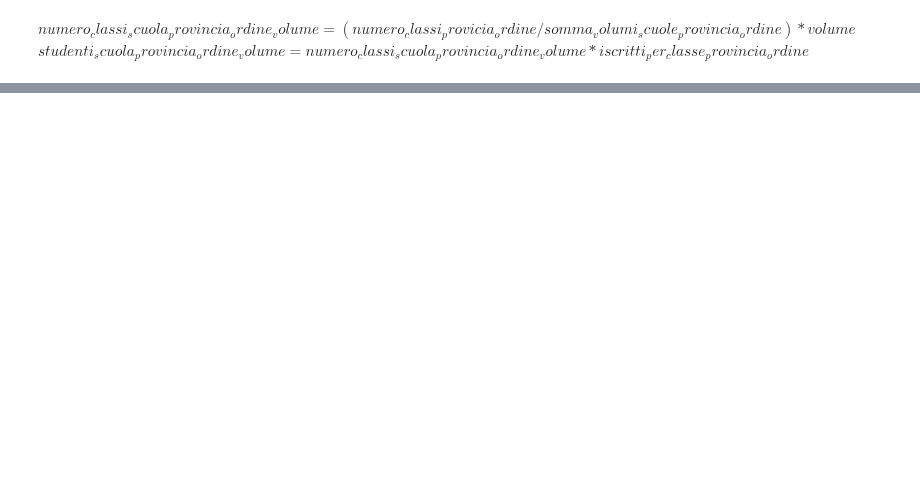
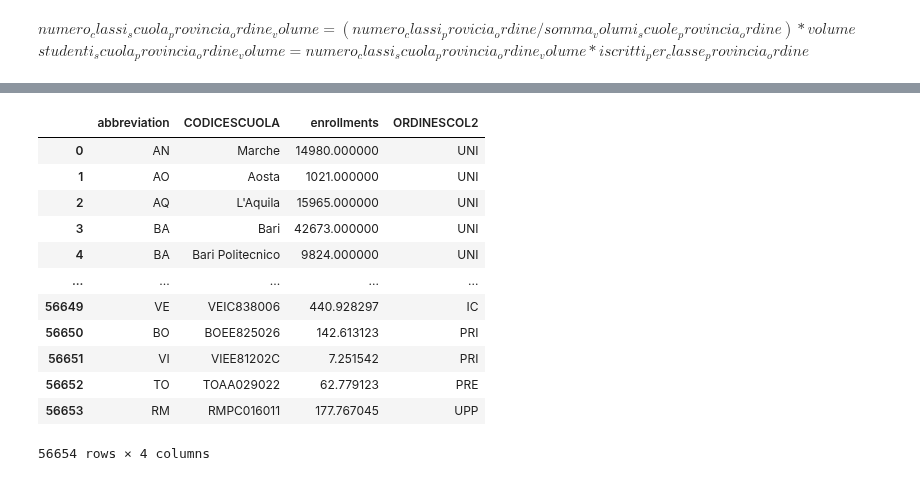
Before and after one commit to pitmonticone/EpiSimulator, a Jupyter notebook: Notebooks/Modelling/Python/DataWrangling/Schools_SynthPops.ipynb, the cells around one changed output, grey strips where cells are left out. Drawn from its saved outputs; the diff is of its cells as text; code cells hidden in the pictures; blank space fills up the shorter version.

```diff
--- a/Notebooks/Modelling/Python/DataWrangling/Schools_SynthPops.ipynb
+++ b/Notebooks/Modelling/Python/DataWrangling/Schools_SynthPops.ipynb
@@ -27,5 +28,6 @@ import copy
 # %%
-code_province_df = pd.read_csv(r"D:\IlMIoDrive\magistrale\2anno\primo_periodo\epi\Data\CSV\2020\Administrative\ItalianProvinces.csv")
+# load abbreviation-province name dataset
+code_province_df = pd.read_csv(r"E:\IlMIoDrive\magistrale\2anno\primo_periodo\epi\Data\CSV\2020\Administrative\ItalianProvinces.csv")
 code_province_df["abbreviation"] = ["NA" if pd.isnull(abbr) else abbr for abbr in code_province_df["abbreviation"]]
 code_province_df.head()
 # %% [output]
@@ -36,7 +38,8 @@ code_province_df.head()
 | 3 | 4 | Cuneo | 586568 | CN |
 | 4 | 5 | Asti | 213216 | AT |
 # %%
-ORD_MEC_df = pd.read_csv(r"D:\IlMIoDrive\magistrale\2anno\primo_periodo\epi\Data\CSV\2020\Infrastructural\ORDINESCOL2_MEC.tsv", sep = "\t")
+# load school order-mechanographic codes dataset
+ORD_MEC_df = pd.read_csv(r"E:\IlMIoDrive\magistrale\2anno\primo_periodo\epi\Data\CSV\2020\Infrastructural\ORDINESCOL2_MEC.tsv", sep = "\t")
 ORD_MEC_df["MEC"] = [ast.literal_eval(string) for string in ORD_MEC_df["MEC"]]
 ORD_MEC_df
 # %% [output]
@@ -470,0 +275,17 @@ NameError: name 'sort' is not defined
+# %%
+all_schools_df = pd.concat([universities_gb_df,scuole_df], ignore_index = True)
+all_schools_df
+# %% [output]
+|  | abbreviation | CODICESCUOLA | enrollments | ORDINESCOL2 |
+| 0 | AN | Marche | 14980.000000 | UNI |
+| 1 | AO | Aosta | 1021.000000 | UNI |
+| 2 | AQ | L'Aquila | 15965.000000 | UNI |
+| 3 | BA | Bari | 42673.000000 | UNI |
+| 4 | BA | Bari Politecnico | 9824.000000 | UNI |
+| ... | ... | ... | ... | ... |
+| 56649 | VE | VEIC838006 | 440.928297 | IC |
+| 56650 | BO | BOEE825026 | 142.613123 | PRI |
+| 56651 | VI | VIEE81202C | 7.251542 | PRI |
+| 56652 | TO | TOAA029022 | 62.779123 | PRE |
+| 56653 | RM | RMPC016011 | 177.767045 | UPP |
+56654 rows × 4 columns
```
Also changed, not shown: parts of 67 cells of this notebook.
